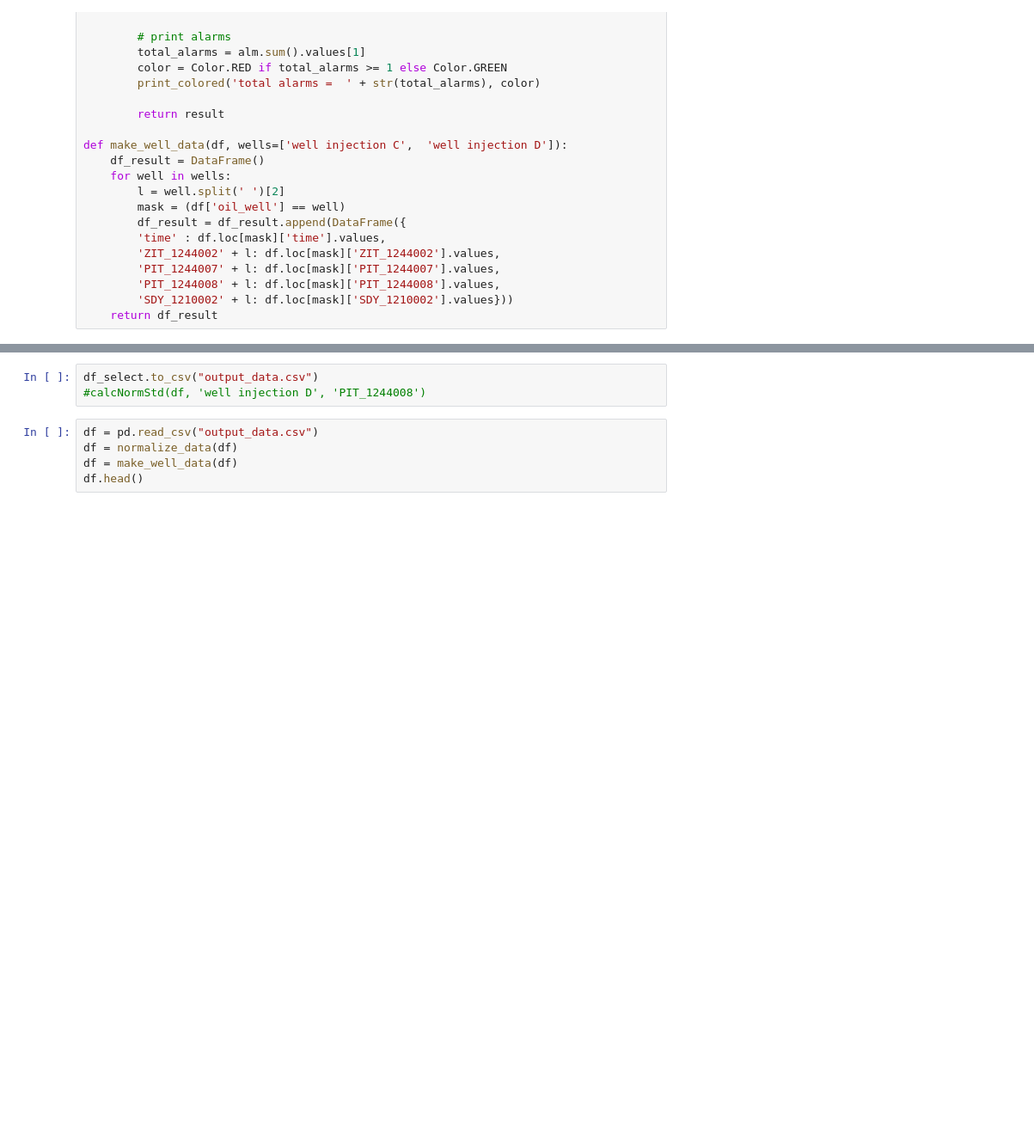
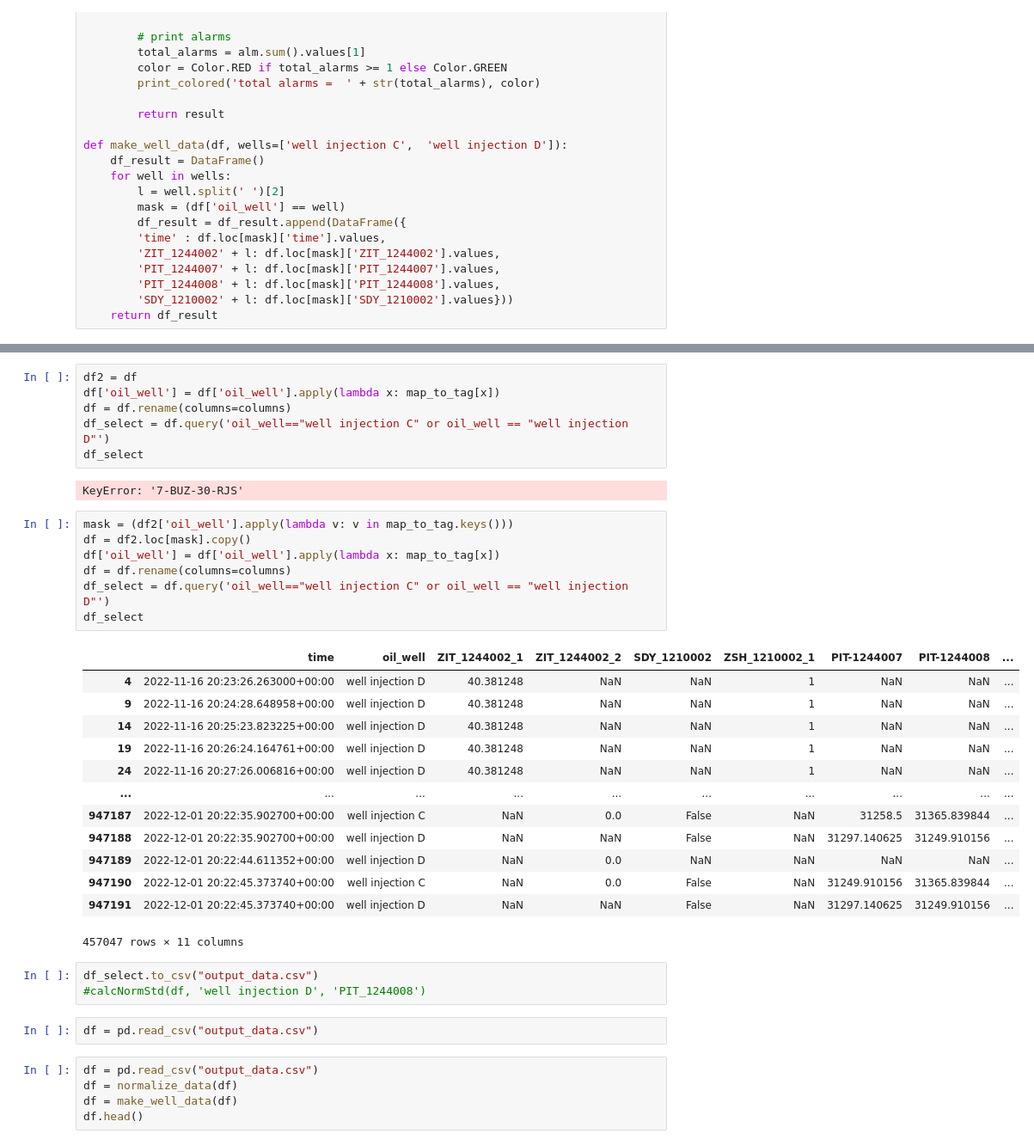
Before and after one commit to Nervado/pksll-tests, a Jupyter notebook: PKSLL Analyzes.ipynb, the cells around one changed output, grey strips where cells are left out. Shown at 86% size. Cells and saved outputs as stored; diff of their text form; blank space fills up the shorter version.

Commit message:
chore: get new data

```diff
--- a/PKSLL Analyzes.ipynb
+++ b/PKSLL Analyzes.ipynb
@@ -350,6 +352,37 @@ df_select
+# %%
+df2 = df
+df['oil_well'] = df['oil_well'].apply(lambda x: map_to_tag[x])
+df = df.rename(columns=columns)
+df_select = df.query('oil_well=="well injection C" or oil_well == "well injection D"')
+df_select
+# %% [output]
+KeyError: '7-BUZ-30-RJS'
+# %%
+mask = (df2['oil_well'].apply(lambda v: v in map_to_tag.keys()))
+df = df2.loc[mask].copy()
+df['oil_well'] = df['oil_well'].apply(lambda x: map_to_tag[x])
+df = df.rename(columns=columns)
+df_select = df.query('oil_well=="well injection C" or oil_well == "well injection D"')
+df_select
+# %% [output]
+|  | time | oil_well | ZIT_1244002_1 | ZIT_1244002_2 | SDY_1210002 | ZSH_1210002_1 | PIT-1244007 | PIT-1244008 | ... |
+| 4 | 2022-11-16 20:23:26.263000+00:00 | well injection D | 40.381248 | NaN | NaN | 1 | NaN | NaN | ... |
+| 9 | 2022-11-16 20:24:28.648958+00:00 | well injection D | 40.381248 | NaN | NaN | 1 | NaN | NaN | ... |
+| 14 | 2022-11-16 20:25:23.823225+00:00 | well injection D | 40.381248 | NaN | NaN | 1 | NaN | NaN | ... |
+| 19 | 2022-11-16 20:26:24.164761+00:00 | well injection D | 40.381248 | NaN | NaN | 1 | NaN | NaN | ... |
+| 24 | 2022-11-16 20:27:26.006816+00:00 | well injection D | 40.381248 | NaN | NaN | 1 | NaN | NaN | ... |
+| ... | ... | ... | ... | ... | ... | ... | ... | ... | ... |
+| 947187 | 2022-12-01 20:22:35.902700+00:00 | well injection C | NaN | 0.0 | False | NaN | 31258.5 | 31365.839844 | ... |
+| 947188 | 2022-12-01 20:22:35.902700+00:00 | well injection D | NaN | NaN | False | NaN | 31297.140625 | 31249.910156 | ... |
+| 947189 | 2022-12-01 20:22:44.611352+00:00 | well injection D | NaN | 0.0 | NaN | NaN | NaN | NaN | ... |
+| 947190 | 2022-12-01 20:22:45.373740+00:00 | well injection C | NaN | 0.0 | False | NaN | 31249.910156 | 31365.839844 | ... |
+| 947191 | 2022-12-01 20:22:45.373740+00:00 | well injection D | NaN | NaN | False | NaN | 31297.140625 | 31249.910156 | ... |
+457047 rows × 11 columns
 # %%
 df_select.to_csv("output_data.csv")
 #calcNormStd(df, 'well injection D', 'PIT_1244008')
+# %%
+df = pd.read_csv("output_data.csv")
 # %%
 df = pd.read_csv("output_data.csv")
 df = normalize_data(df)
```
Also changed, not shown: parts of 2 cells of this notebook, 2 other files.
